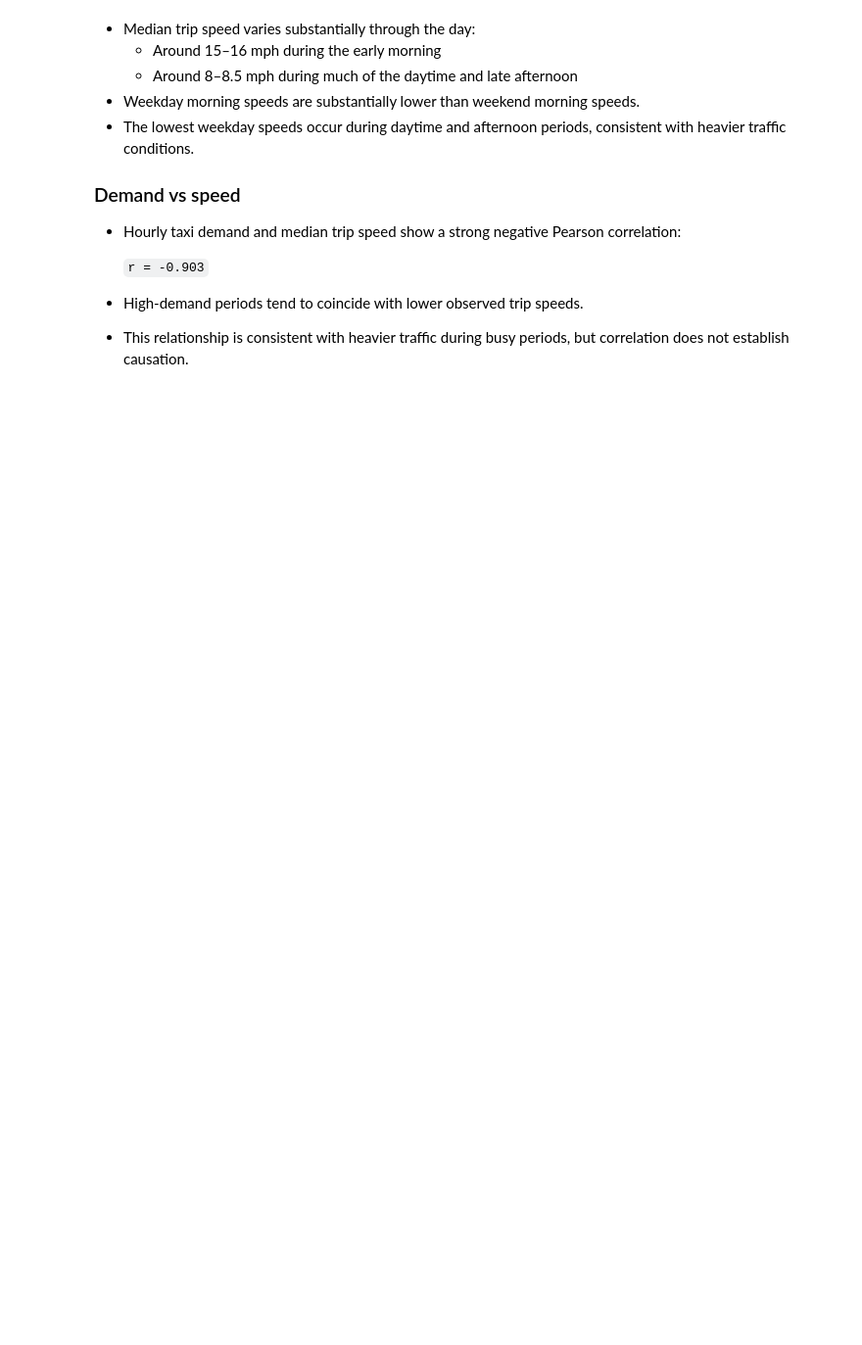
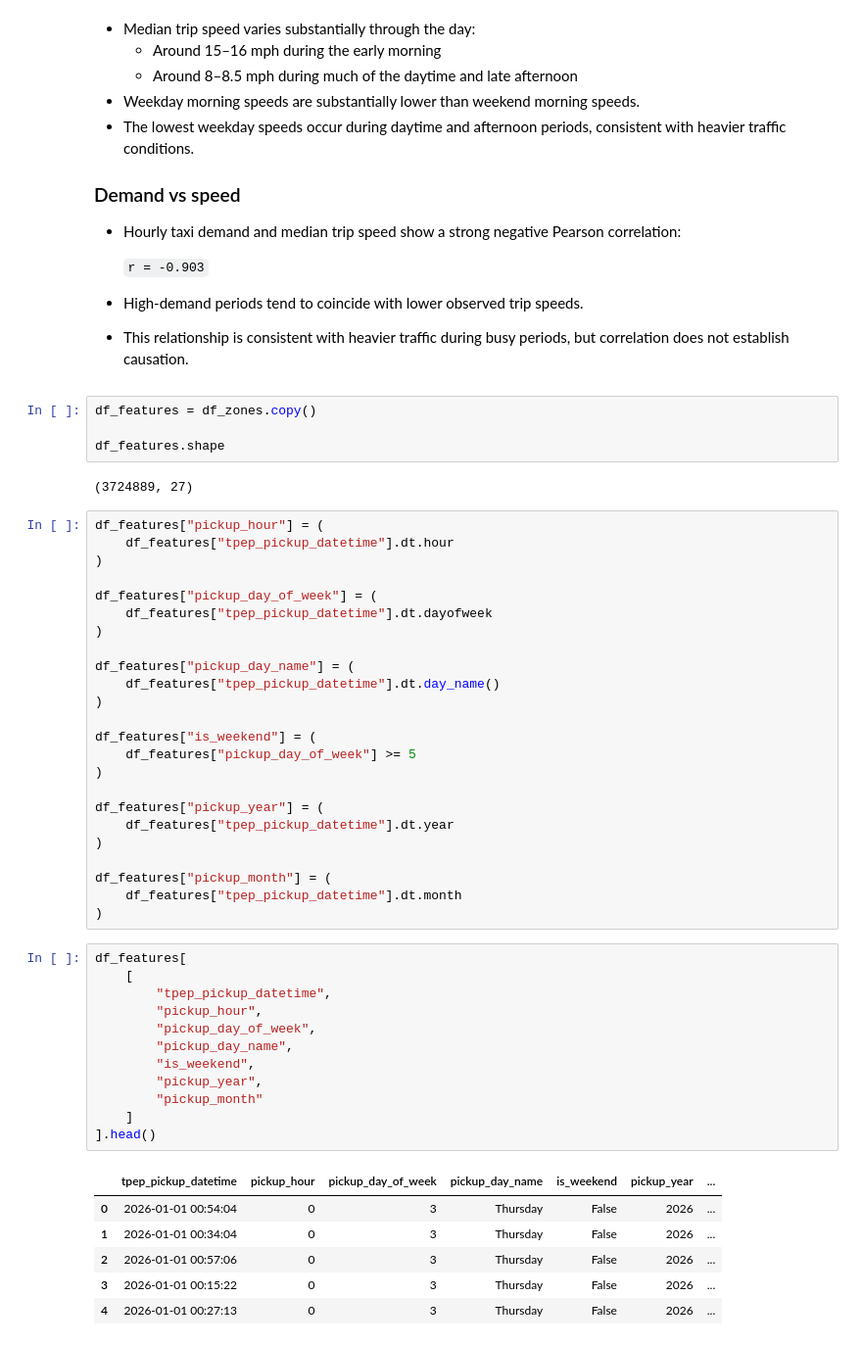
Before and after one commit to sazinovic/nyc-taxi-analysis, a Jupyter notebook: notebooks/01-exploration.ipynb, the cells around one changed output. Shown at 98% size. Drawn from its saved outputs; the diff is of its cells as text; blank space fills up the shorter version.

```diff
--- a/notebooks/01-exploration.ipynb
+++ b/notebooks/01-exploration.ipynb
@@ -2843,3 +2843,52 @@ plt.show()
 
 - High-demand periods tend to coincide with lower observed trip speeds.
 - This relationship is consistent with heavier traffic during busy periods, but correlation does not establish causation.
+# %%
+df_features = df_zones.copy()
+
+df_features.shape
+# %% [output]
+(3724889, 27)
+# %%
+df_features["pickup_hour"] = (
+    df_features["tpep_pickup_datetime"].dt.hour
+)
+
+df_features["pickup_day_of_week"] = (
+    df_features["tpep_pickup_datetime"].dt.dayofweek
+)
+
+df_features["pickup_day_name"] = (
+    df_features["tpep_pickup_datetime"].dt.day_name()
+)
+
+df_features["is_weekend"] = (
+    df_features["pickup_day_of_week"] >= 5
+)
+
+df_features["pickup_year"] = (
+    df_features["tpep_pickup_datetime"].dt.year
+)
+
+df_features["pickup_month"] = (
+    df_features["tpep_pickup_datetime"].dt.month
+)
+# %%
+df_features[
+    [
+        "tpep_pickup_datetime",
+        "pickup_hour",
+        "pickup_day_of_week",
+        "pickup_day_name",
+        "is_weekend",
+        "pickup_year",
+        "pickup_month"
+    ]
+].head()
+# %% [output]
+|  | tpep_pickup_datetime | pickup_hour | pickup_day_of_week | pickup_day_name | is_weekend | pickup_year | ... |
+| 0 | 2026-01-01 00:54:04 | 0 | 3 | Thursday | False | 2026 | ... |
+| 1 | 2026-01-01 00:34:04 | 0 | 3 | Thursday | False | 2026 | ... |
+| 2 | 2026-01-01 00:57:06 | 0 | 3 | Thursday | False | 2026 | ... |
+| 3 | 2026-01-01 00:15:22 | 0 | 3 | Thursday | False | 2026 | ... |
+| 4 | 2026-01-01 00:27:13 | 0 | 3 | Thursday | False | 2026 | ... |
```
Also changed, not shown: parts of 19 cells of this notebook.
